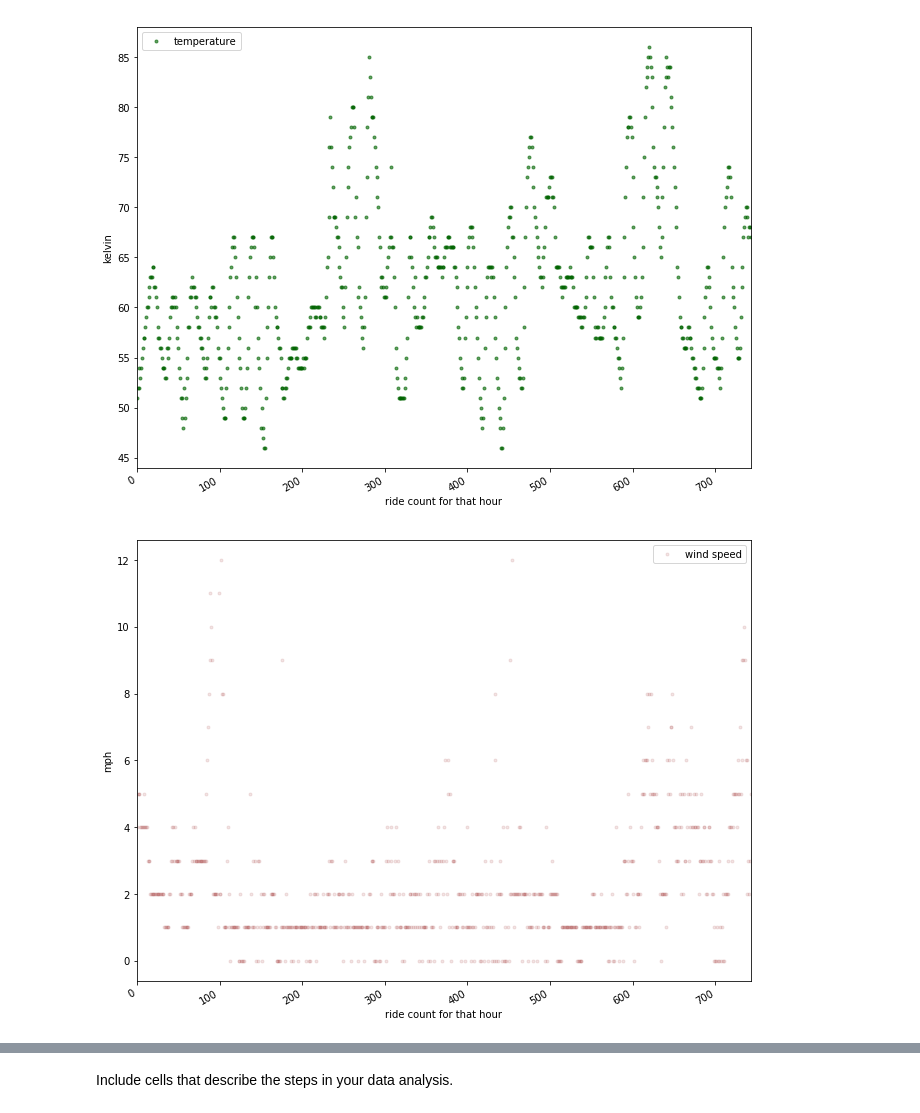
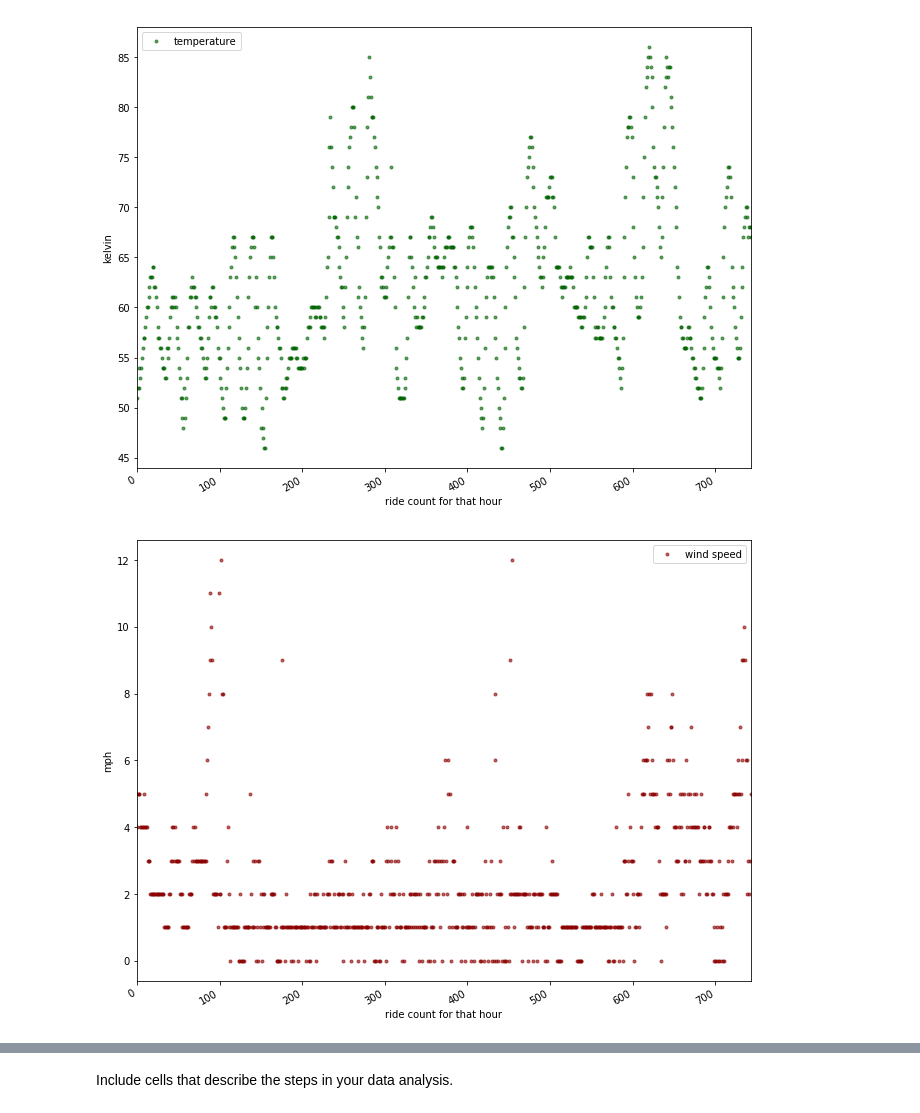
Before and after one commit to zil011/COGS108_Final_Project, a Jupyter notebook: FinalProject.ipynb, the cells around one changed output, grey strips where cells are left out. Drawn from its saved outputs; the diff is of its cells as text; code cells hidden in the pictures.

```diff
--- a/FinalProject.ipynb
+++ b/FinalProject.ipynb
@@ -264,6 +265,6 @@ humidity_df = humidity_df.reset_index(drop=True)
 humidity_df
 #comment below line after running for the first time
 #rerunning will fail due to two NaN values
-#weather_description_df = weather_description_df.join(humidity_df['humidity'])
+weather_description_df = weather_description_df.join(humidity_df['humidity'])
 weather_description_df
 # %% [output]
@@ -349,16 +352,16 @@ for x_axis in axes_temperature:
 # %%
 wind_speed_plot = ['wind speed']
 axes_wind_speed = weather_description_df[wind_speed_plot].plot(marker='.', color="darkred",
-                                                               alpha=0.1,
+                                                               alpha=0.6,
                                                                linestyle='None',
                                                                figsize=(11, 9),
                                                                subplots=True)
 for y_axis in axes_wind_speed:
     y_axis.set_ylabel('mph')
 for x_axis in axes_wind_speed:
     x_axis.set_xlabel('ride count for that hour')
 # %% [output]
-[figure, old version]
+[figure, new version]
 # %%
 humidity_plot = ['humidity']
 axes_humidity = weather_description_df[humidity_plot].plot(marker='.', color="blue",
```
Also changed, not shown: parts of 5 cells of this notebook.
